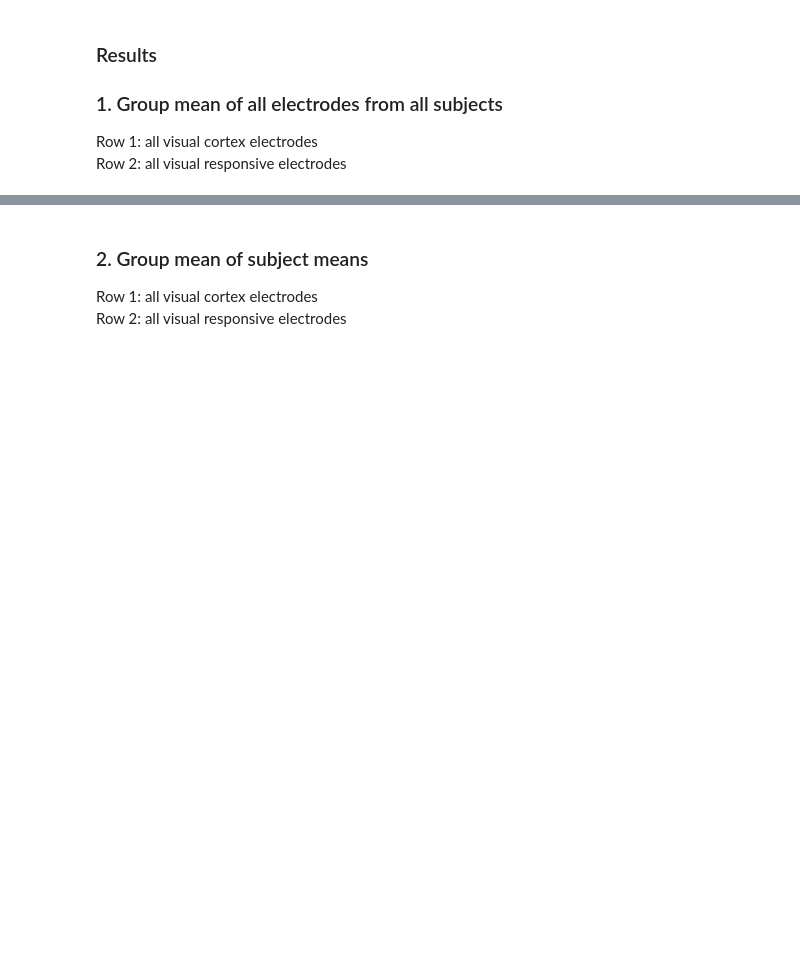
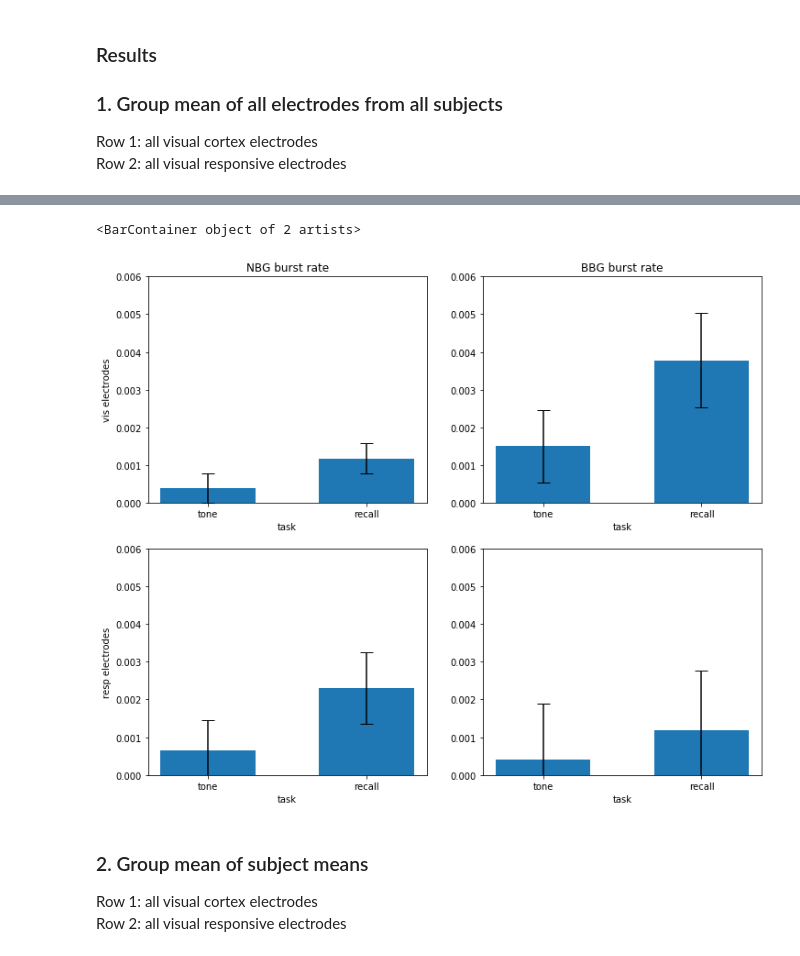
Before and after one commit to YeLiBCM/Grating_recall, a Jupyter notebook: plot_br_spect_summary.ipynb, the cells around one changed output, grey strips where cells are left out. Saved outputs shown, nothing was run; the diff lists cells and outputs as text; code cells hidden in the pictures; blank space fills up the shorter version.

Commit message:
exclude YBE tone effect elec, add bar plot

```diff
--- a/plot_br_spect_summary.ipynb
+++ b/plot_br_spect_summary.ipynb
@@ -419,3 +420,36 @@ ax[1,3].set_yticklabels(np.arange(10,220,20));
+# %%
+# mean burst rate during delay
+fig, ax = plt.subplots(2,2, figsize = (12,10))
+
+br00_tone, br00_recall = np.mean(mn_all_vis_br_NBG_tone[3000:6001]), np.mean(mn_all_vis_br_NBG_recall[3000:6001])
+std00_tone, std00_recall = np.std(mn_all_vis_br_NBG_tone[3000:6001]), np.std(mn_all_vis_br_NBG_recall[3000:6001])
+
+br01_tone, br01_recall = np.mean(mn_all_vis_br_BBG_tone[3000:6001]), np.mean(mn_all_vis_br_BBG_recall[3000:6001])
+std01_tone, std01_recall = np.std(mn_all_vis_br_BBG_tone[3000:6001]), np.std(mn_all_vis_br_BBG_recall[3000:6001])
+
+br10_tone, br10_recall = np.mean(mn_all_resp_br_NBG_tone[3000:6001]), np.mean(mn_all_resp_br_NBG_recall[3000:6001])
+std10_tone, std10_recall = np.std(mn_all_resp_br_NBG_tone[3000:6001]), np.std(mn_all_resp_br_NBG_recall[3000:6001])
+
+br11_tone, br11_recall = np.mean(mn_all_resp_br_BBG_tone[3000:6001]), np.mean(mn_all_resp_br_BBG_recall[3000:6001])
+std11_tone, std11_recall = np.std(mn_all_resp_br_BBG_tone[3000:6001]), np.std(mn_all_resp_br_BBG_recall[3000:6001])
+
+x = np.array([0,0.5])
+plt.setp(ax, xticks = x, xticklabels = ['tone','recall'],
+         xlabel = 'task', ylim = (0,0.006))
+ax[0,0].bar(x,[br00_tone, br00_recall],0.3,yerr=[std00_tone,std00_recall],capsize=7)
+ax[0,0].set_title('NBG burst rate')
+ax[0,0].set_ylabel('vis electrodes')
+ax[0,1].bar(x,[br01_tone, br01_recall],0.3,yerr=[std01_tone,std01_recall],capsize=7)
+ax[0,1].set_title('BBG burst rate')
+
+ax[1,0].bar(x,[br10_tone, br10_recall],0.3,yerr=[std10_tone,std10_recall],capsize=7)
+ax[1,0].set_ylabel('resp electrodes')
+ax[1,1].bar(x,[br00_tone, br00_recall],0.3,yerr=[std11_tone,std11_recall],capsize=7)
+
+## error bar is std
+# %% [output]
+<BarContainer object of 2 artists>
+[figure, added]
 # %% [markdown]
 ### 2. Group mean of subject means
 
```
Also changed, not shown: parts of 4 cells of this notebook, 1 other file.
